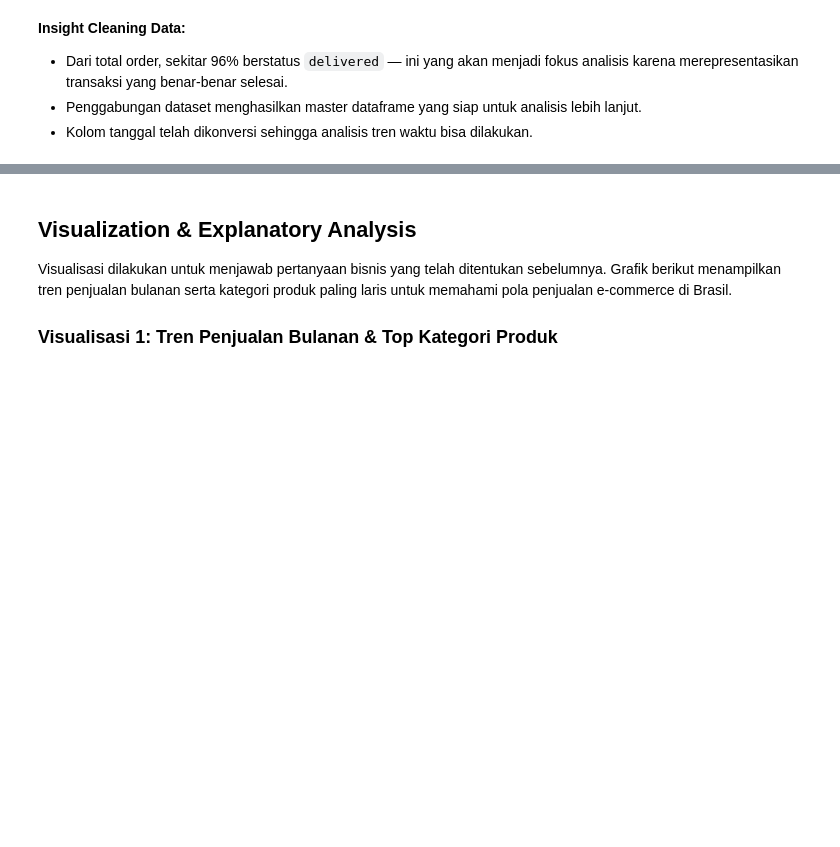
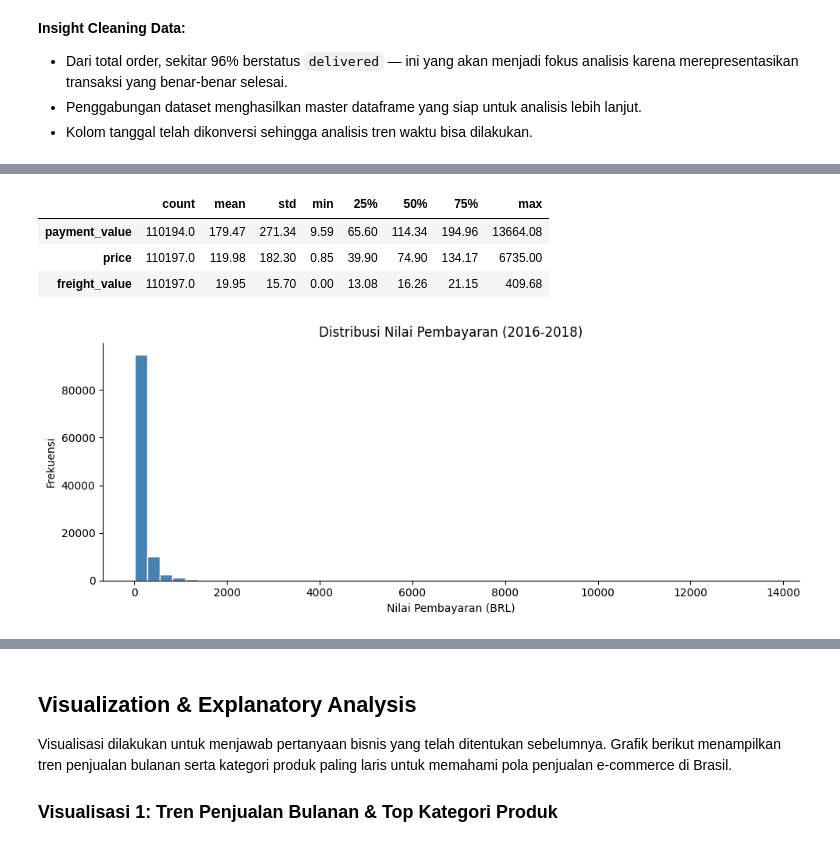
Before and after one commit to sayesaye45/submission-ecommerce, a Jupyter notebook: notebook.ipynb, the cells around one changed output, grey strips where cells are left out. Saved outputs shown, nothing was run; the diff lists cells and outputs as text; code cells hidden in the pictures; blank space fills up the shorter version.

```diff
--- a/notebook.ipynb
+++ b/notebook.ipynb
@@ -170,0 +478,20 @@ Perusahaan dapat meningkatkan stok dan promosi pada akhir tahun terutama pada ka
+# %%
+# Rangkuman statistik deskriptif variabel numerik utama
+master_df[['payment_value', 'price', 'freight_value']].describe().T.round(2)
+# %% [output]
+|  | count | mean | std | min | 25% | 50% | 75% | max |
+| payment_value | 110194.0 | 179.47 | 271.34 | 9.59 | 65.60 | 114.34 | 194.96 | 13664.08 |
+| price | 110197.0 | 119.98 | 182.30 | 0.85 | 39.90 | 74.90 | 134.17 | 6735.00 |
+| freight_value | 110197.0 | 19.95 | 15.70 | 0.00 | 13.08 | 16.26 | 21.15 | 409.68 |
+# %%
+# EDA Univariate - Distribusi nilai pembayaran
+plt.figure(figsize=(10, 4))
+plt.hist(master_df['payment_value'], bins=50,
+         color='steelblue', edgecolor='white')
+plt.title('Distribusi Nilai Pembayaran (2016-2018)')
+plt.xlabel('Nilai Pembayaran (BRL)')
+plt.ylabel('Frekuensi')
+plt.tight_layout()
+plt.show()
+# %% [output]
+[figure, added]
```
Also changed, not shown: parts of 45 cells of this notebook, 1 other file.
